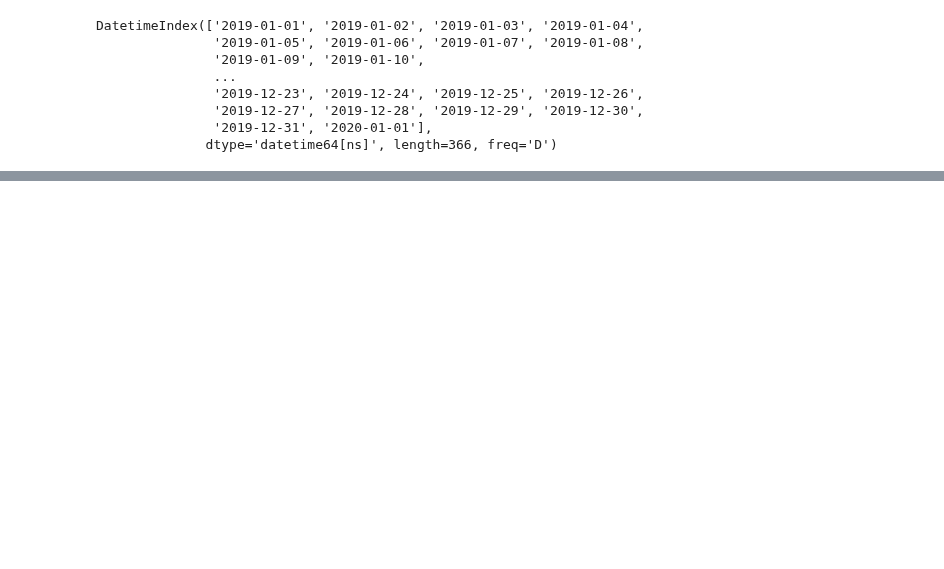
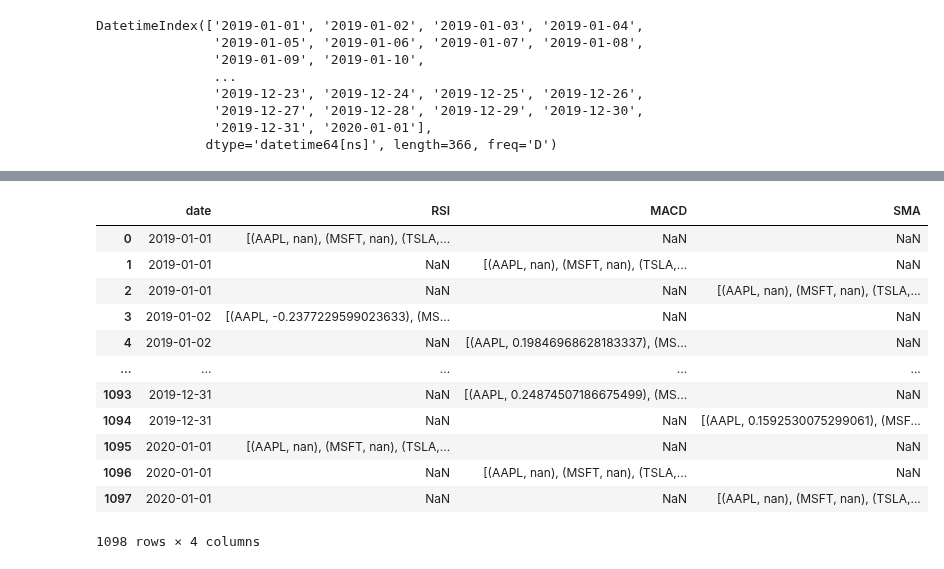
Before and after one commit to mathieupelo/SDA-Project, a Jupyter notebook: Pipelines/main.ipynb, the cells around one changed output, grey strips where cells are left out. Cells and saved outputs as stored; diff of their text form; code cells hidden in the pictures; blank space fills up the shorter version.

```diff
--- a/Pipelines/main.ipynb
+++ b/Pipelines/main.ipynb
@@ -123,3 +148,19 @@ KeyboardInterrupt:
+# %%
+display(df_scores)
+# %% [output]
+|  | date | RSI | MACD | SMA |
+| 0 | 2019-01-01 | [(AAPL, nan), (MSFT, nan), (TSLA,... | NaN | NaN |
+| 1 | 2019-01-01 | NaN | [(AAPL, nan), (MSFT, nan), (TSLA,... | NaN |
+| 2 | 2019-01-01 | NaN | NaN | [(AAPL, nan), (MSFT, nan), (TSLA,... |
+| 3 | 2019-01-02 | [(AAPL, -0.2377229599023633), (MS... | NaN | NaN |
+| 4 | 2019-01-02 | NaN | [(AAPL, 0.19846968628183337), (MS... | NaN |
+| ... | ... | ... | ... | ... |
+| 1093 | 2019-12-31 | NaN | [(AAPL, 0.24874507186675499), (MS... | NaN |
+| 1094 | 2019-12-31 | NaN | NaN | [(AAPL, 0.1592530075299061), (MSF... |
+| 1095 | 2020-01-01 | [(AAPL, nan), (MSFT, nan), (TSLA,... | NaN | NaN |
+| 1096 | 2020-01-01 | NaN | [(AAPL, nan), (MSFT, nan), (TSLA,... | NaN |
+| 1097 | 2020-01-01 | NaN | NaN | [(AAPL, nan), (MSFT, nan), (TSLA,... |
+1098 rows × 4 columns
 # %%
 start_date_train = '2018-01-01'
 end_date_train = '2019-01-01'
```
Also changed, not shown: parts of 5 cells of this notebook, 3 other files.
